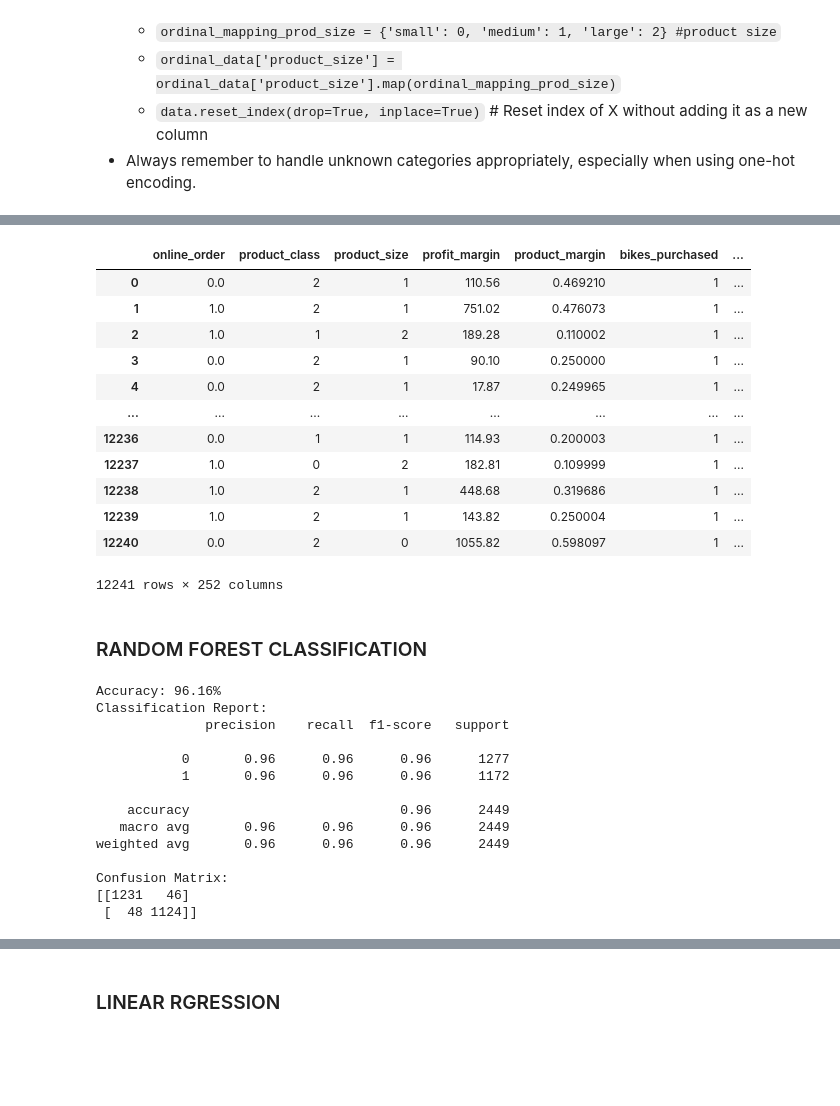
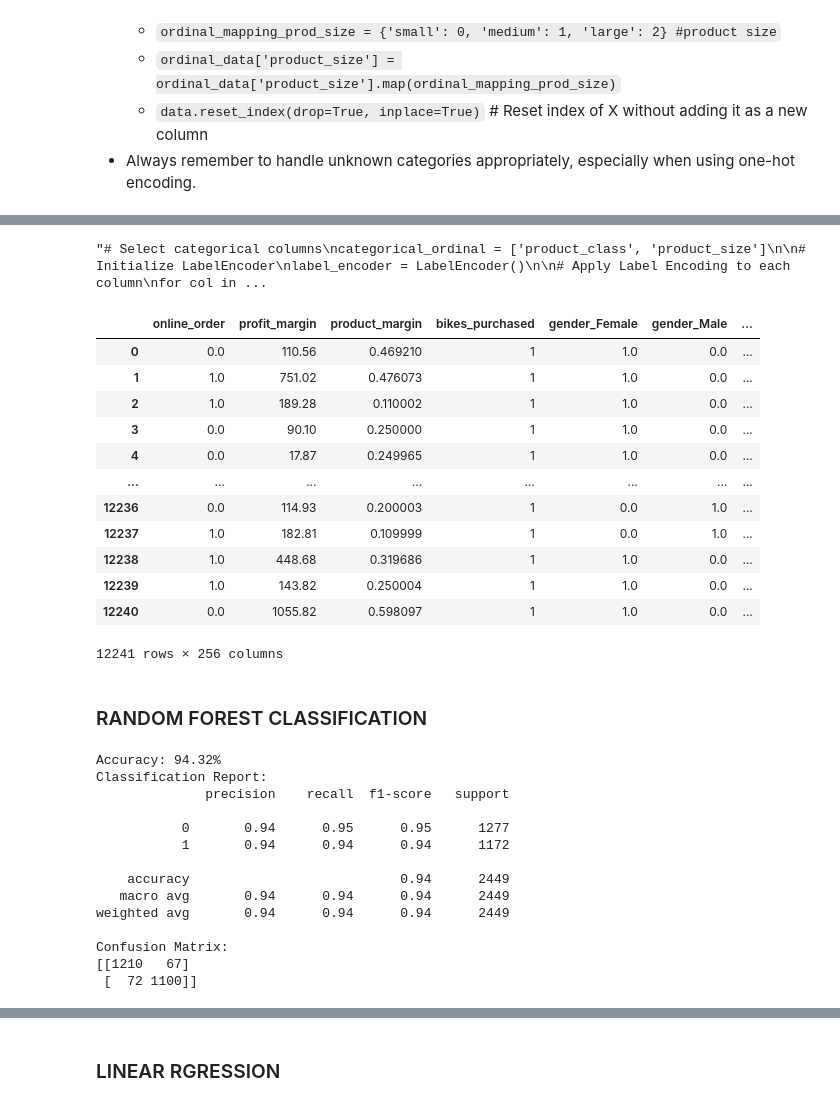
Before and after one commit to Daviedavie100/kpmg, a Jupyter notebook: kpmgproject.ipynb, the cells around one changed output, grey strips where cells are left out. Drawn from its saved outputs; the diff is of its cells as text; code cells hidden in the pictures; blank space fills up the shorter version.

```diff
--- a/kpmgproject.ipynb
+++ b/kpmgproject.ipynb
@@ -175,5 +169,5 @@ See the caveats in the documentation: https://pandas.pydata.org/pandas-docs/stab
 # %%
-# Select categorical columns
+'''# Select categorical columns
 categorical_ordinal = ['product_class', 'product_size']
 
 # Initialize LabelEncoder
@@ -181,43 +175,45 @@ label_encoder = LabelEncoder()
 
 # Apply Label Encoding to each column
 for col in categorical_ordinal:
-    data_clean[col] = label_encoder.fit_transform(data_clean[col])
+    data_clean[col] = label_encoder.fit_transform(data_clean[col])'''
+# %% [output]
+"# Select categorical columns\ncategorical_ordinal = ['product_class', 'product_size']\n\n# Initialize LabelEncoder\nlabel_encoder = LabelEncoder()\n\n# Apply Label Encoding to each column\nfor col in ...
 # %%
 # Select categorical columns
 categorical_nominal = ['gender', 'tenure_period','age_group','state', 'job_industry_category', 'job_title',
-                    'order_status', 'wealth_segment', 'brand', 'product_line', 'property_valuation']
+                    'order_status', 'wealth_segment', 'brand', 'product_line', 'property_valuation', 'product_class', 'product_size']
 
 # Initialize the OneHotEncoder
 onehot_encoder = OneHotEncoder(handle_unknown='ignore', sparse_output=False)
 
 # Apply the one-hot encoder to the categorical columns
 encoded_features = onehot_encoder.fit_transform(data_clean[categorical_nominal])
 
 # Convert the encoded features into a DataFrame
 encoded_data = pd.DataFrame(encoded_features, columns=onehot_encoder.get_feature_names_out(categorical_nominal))
 encoded_data.reset_index(drop=True, inplace=True)
 
 # Drop the original categorical columns and concatenate the one-hot encoded columns
 data = data_clean.drop(categorical_nominal, axis=1)
 data.reset_index(drop=True, inplace=True)
 model_data = pd.concat([data, encoded_data], axis=1)
 
 # Display the updated DataFrame
 model_data.dropna()
 # %% [output]
-|  | online_order | product_class | product_size | profit_margin | product_margin | bikes_purchased | ... |
-| 0 | 0.0 | 2 | 1 | 110.56 | 0.469210 | 1 | ... |
-| 1 | 1.0 | 2 | 1 | 751.02 | 0.476073 | 1 | ... |
-| 2 | 1.0 | 1 | 2 | 189.28 | 0.110002 | 1 | ... |
-| 3 | 0.0 | 2 | 1 | 90.10 | 0.250000 | 1 | ... |
-| 4 | 0.0 | 2 | 1 | 17.87 | 0.249965 | 1 | ... |
+|  | online_order | profit_margin | product_margin | bikes_purchased | gender_Female | gender_Male | ... |
+| 0 | 0.0 | 110.56 | 0.469210 | 1 | 1.0 | 0.0 | ... |
+| 1 | 1.0 | 751.02 | 0.476073 | 1 | 1.0 | 0.0 | ... |
+| 2 | 1.0 | 189.28 | 0.110002 | 1 | 1.0 | 0.0 | ... |
+| 3 | 0.0 | 90.10 | 0.250000 | 1 | 1.0 | 0.0 | ... |
+| 4 | 0.0 | 17.87 | 0.249965 | 1 | 1.0 | 0.0 | ... |
 | ... | ... | ... | ... | ... | ... | ... | ... |
-| 12236 | 0.0 | 1 | 1 | 114.93 | 0.200003 | 1 | ... |
-| 12237 | 1.0 | 0 | 2 | 182.81 | 0.109999 | 1 | ... |
-| 12238 | 1.0 | 2 | 1 | 448.68 | 0.319686 | 1 | ... |
-| 12239 | 1.0 | 2 | 1 | 143.82 | 0.250004 | 1 | ... |
-| 12240 | 0.0 | 2 | 0 | 1055.82 | 0.598097 | 1 | ... |
+| 12236 | 0.0 | 114.93 | 0.200003 | 1 | 0.0 | 1.0 | ... |
+| 12237 | 1.0 | 182.81 | 0.109999 | 1 | 0.0 | 1.0 | ... |
+| 12238 | 1.0 | 448.68 | 0.319686 | 1 | 1.0 | 0.0 | ... |
+| 12239 | 1.0 | 143.82 | 0.250004 | 1 | 1.0 | 0.0 | ... |
+| 12240 | 0.0 | 1055.82 | 0.598097 | 1 | 1.0 | 0.0 | ... |
-12241 rows × 252 columns
+12241 rows × 256 columns
 # %%
 # Select relevant features and the target variable
 X = model_data.drop(columns=['bikes_purchased'])
@@ -266,20 +262,20 @@ print(classification_report(y_test, y_pred))
 print('Confusion Matrix:')
 print(confusion_matrix(y_test, y_pred))
 # %% [output]
-Accuracy: 96.16%
+Accuracy: 94.32%
 Classification Report:
               precision    recall  f1-score   support
 
-           0       0.96      0.96      0.96      1277
-           1       0.96      0.96      0.96      1172
+           0       0.94      0.95      0.95      1277
+           1       0.94      0.94      0.94      1172
 
-    accuracy                           0.96      2449
-   macro avg       0.96      0.96      0.96      2449
-weighted avg       0.96      0.96      0.96      2449
+    accuracy                           0.94      2449
+   macro avg       0.94      0.94      0.94      2449
+weighted avg       0.94      0.94      0.94      2449
 
 Confusion Matrix:
-[[1231   46]
- [  48 1124]]
+[[1210   67]
+ [  72 1100]]
 # %%
 
 # Visualize feature importances
```
Also changed, not shown: parts of 8 cells of this notebook.
